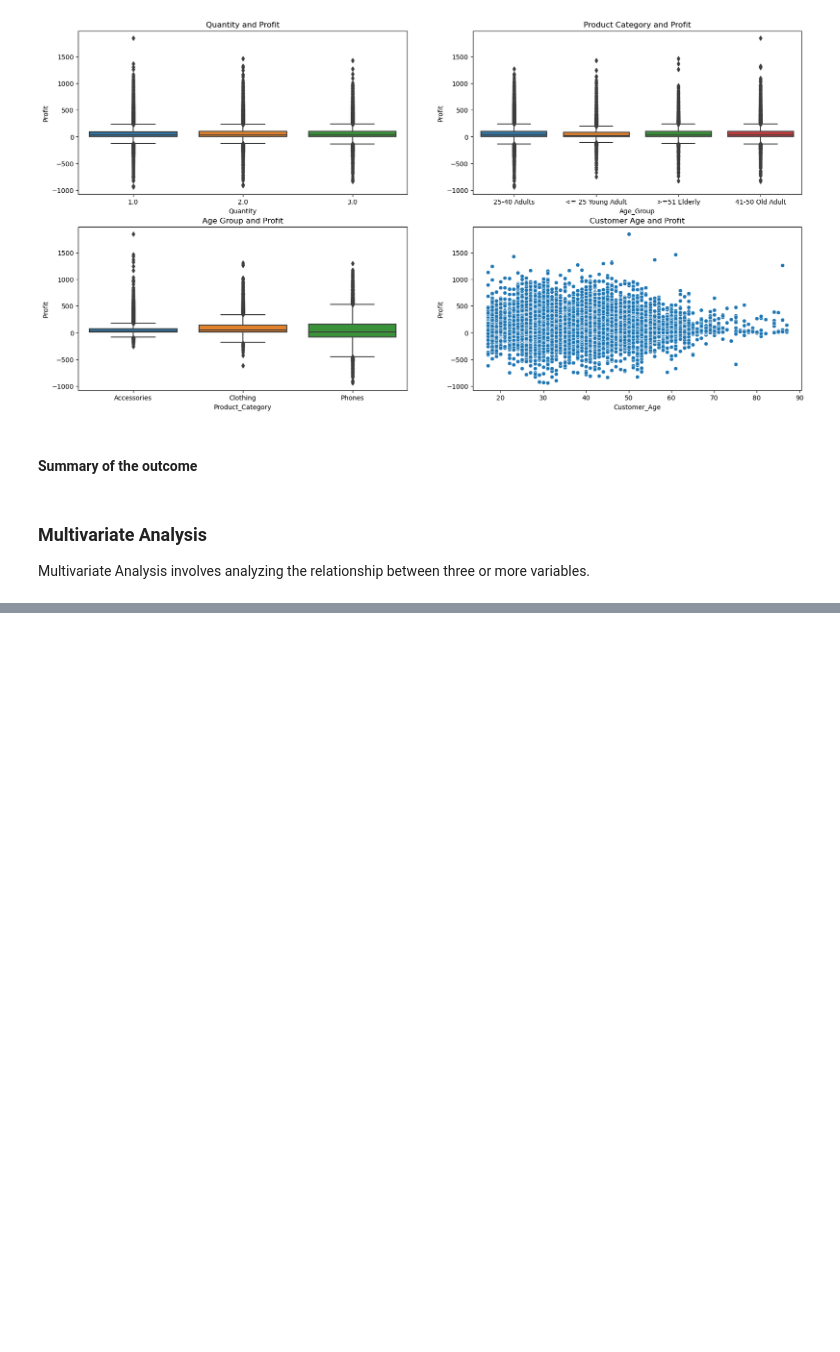
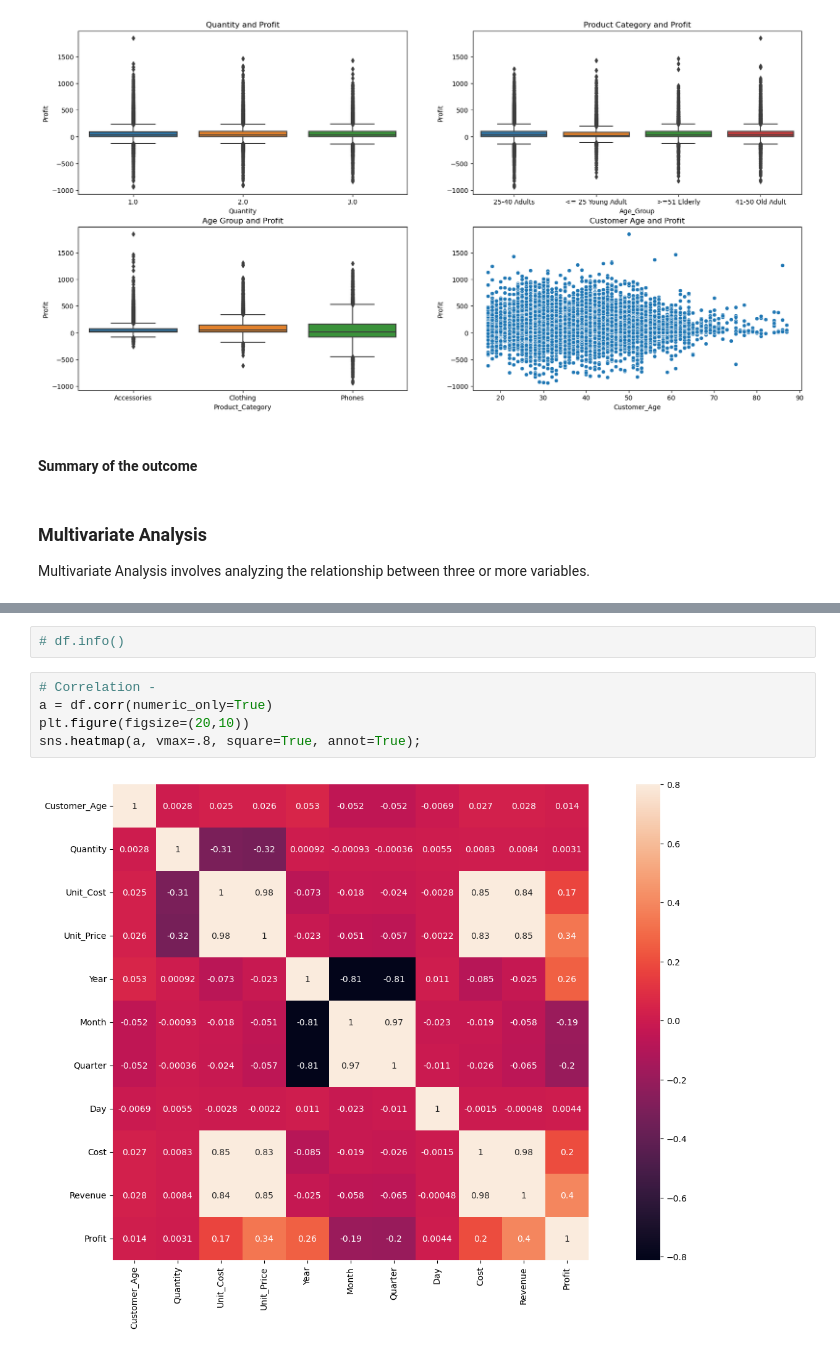
Before and after one commit to chemutai254/ML_Projects, a Jupyter notebook: EDA/Dune_Sales_Analysis.ipynb, the cells around one changed output, grey strips where cells are left out. Saved outputs shown, nothing was run; the diff lists cells and outputs as text; blank space fills up the shorter version.

```diff
--- a/EDA/Dune_Sales_Analysis.ipynb
+++ b/EDA/Dune_Sales_Analysis.ipynb
@@ -496,0 +564,9 @@ Multivariate Analysis involves analyzing the relationship between three or more
+# %%
+# df.info()
+# %%
+# Correlation -
+a = df.corr(numeric_only=True)
+plt.figure(figsize=(20,10))
+sns.heatmap(a, vmax=.8, square=True, annot=True);
+# %% [output]
+[figure, added]
```
Also changed, not shown: parts of 12 cells of this notebook.
